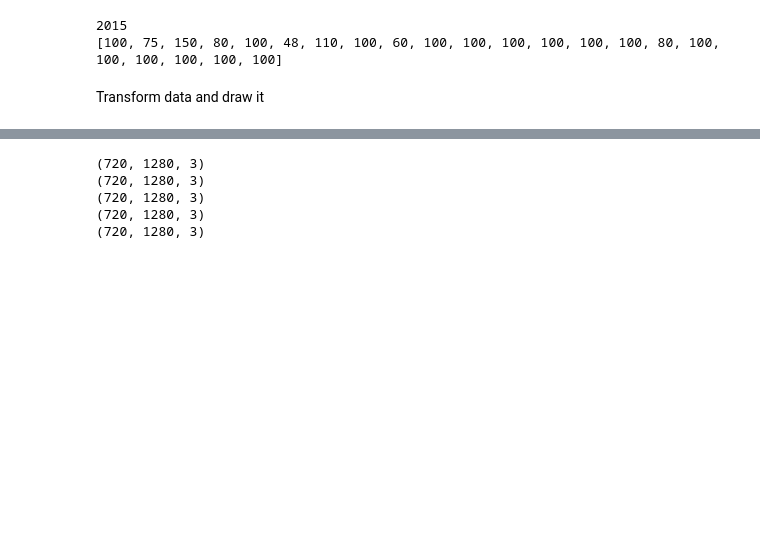
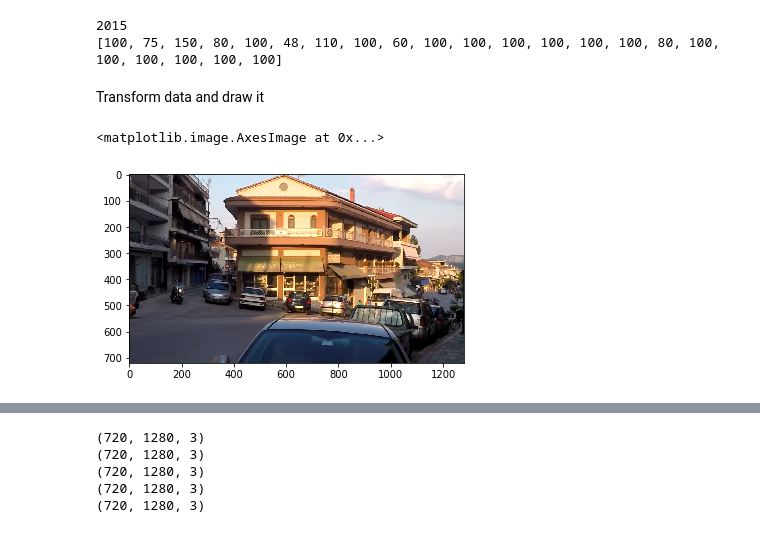
Before and after one commit to geekJZY/ReblurEnhacedDeblur, a Jupyter notebook: dataLoader.ipynb, the cells around one changed output, grey strips where cells are left out. Cells and saved outputs as stored; diff of their text form; code cells hidden in the pictures; blank space fills up the shorter version.

```diff
--- a/dataLoader.ipynb
+++ b/dataLoader.ipynb
@@ -104,3 +163,13 @@ print(dataset.foldersLen)
 [100, 75, 150, 80, 100, 48, 110, 100, 60, 100, 100, 100, 100, 100, 100, 80, 100, 100, 100, 100, 100, 100]
 # %% [markdown]
 Transform data and draw it
+# %%
+g= GoproDataloader("/home/karthik/Desktop/Spring18/ml/code/deblur-gan/GOPRO_Large/train",
+                        "blur",transforms.Compose([norm,toTensor]))
+i,l= g.__getitem__(7)
+
+
+plt.imshow(l)
+# %% [output]
+<matplotlib.image.AxesImage at 0x...>
+[figure, added]
```
Also changed, not shown: parts of 25 cells of this notebook.
